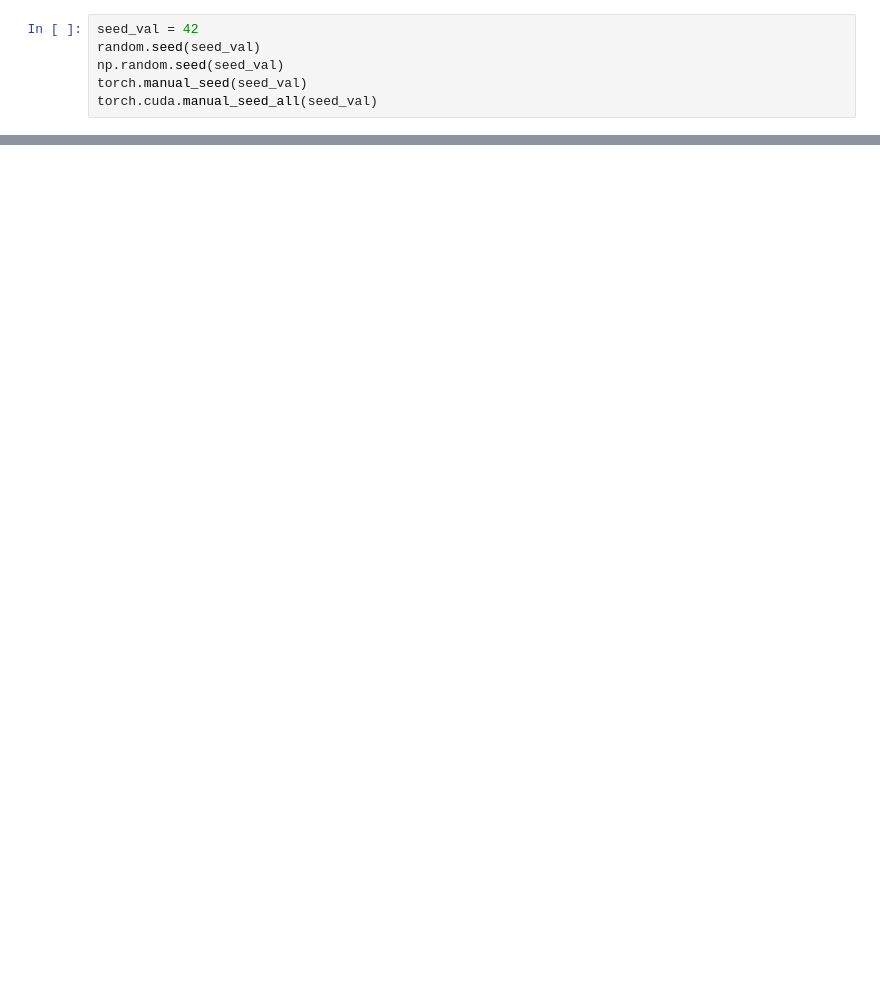
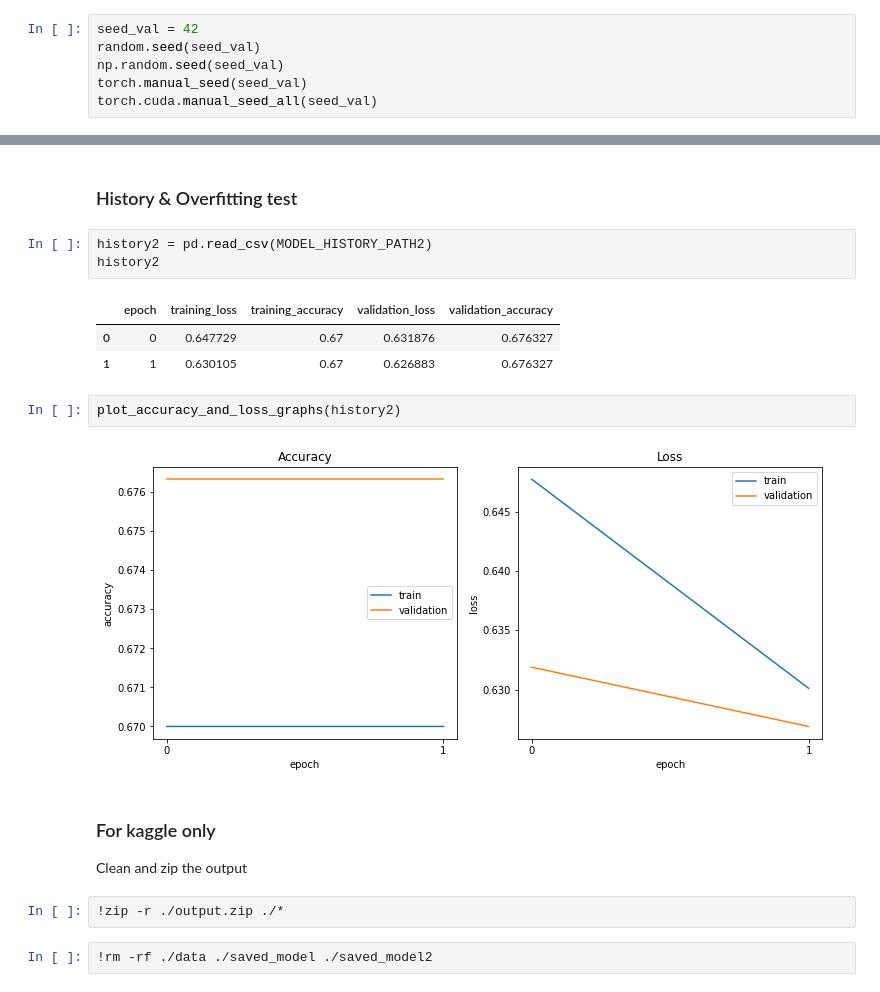
Before and after one commit to eliranshemtov/recognizing-textual-entailment, a Jupyter notebook: notebook.ipynb, the cells around one changed output, grey strips where cells are left out. Cells and saved outputs as stored; diff of their text form; blank space fills up the shorter version.

```diff
--- a/notebook.ipynb
+++ b/notebook.ipynb
@@ -303,0 +523,20 @@ weighted avg       0.86      0.33      0.45        99
+# %% [markdown]
+### History & Overfitting test
+# %%
+history2 = pd.read_csv(MODEL_HISTORY_PATH2)
+history2
+# %% [output]
+|  | epoch | training_loss | training_accuracy | validation_loss | validation_accuracy |
+| 0 | 0 | 0.647729 | 0.67 | 0.631876 | 0.676327 |
+| 1 | 1 | 0.630105 | 0.67 | 0.626883 | 0.676327 |
+# %%
+plot_accuracy_and_loss_graphs(history2)
+# %% [output]
+[figure, added]
+# %% [markdown]
+### For kaggle only
+Clean and zip the output
+# %%
+!zip -r ./output.zip ./*
+# %%
+!rm -rf ./data ./saved_model ./saved_model2
```
Also changed, not shown: parts of 47 cells of this notebook.
